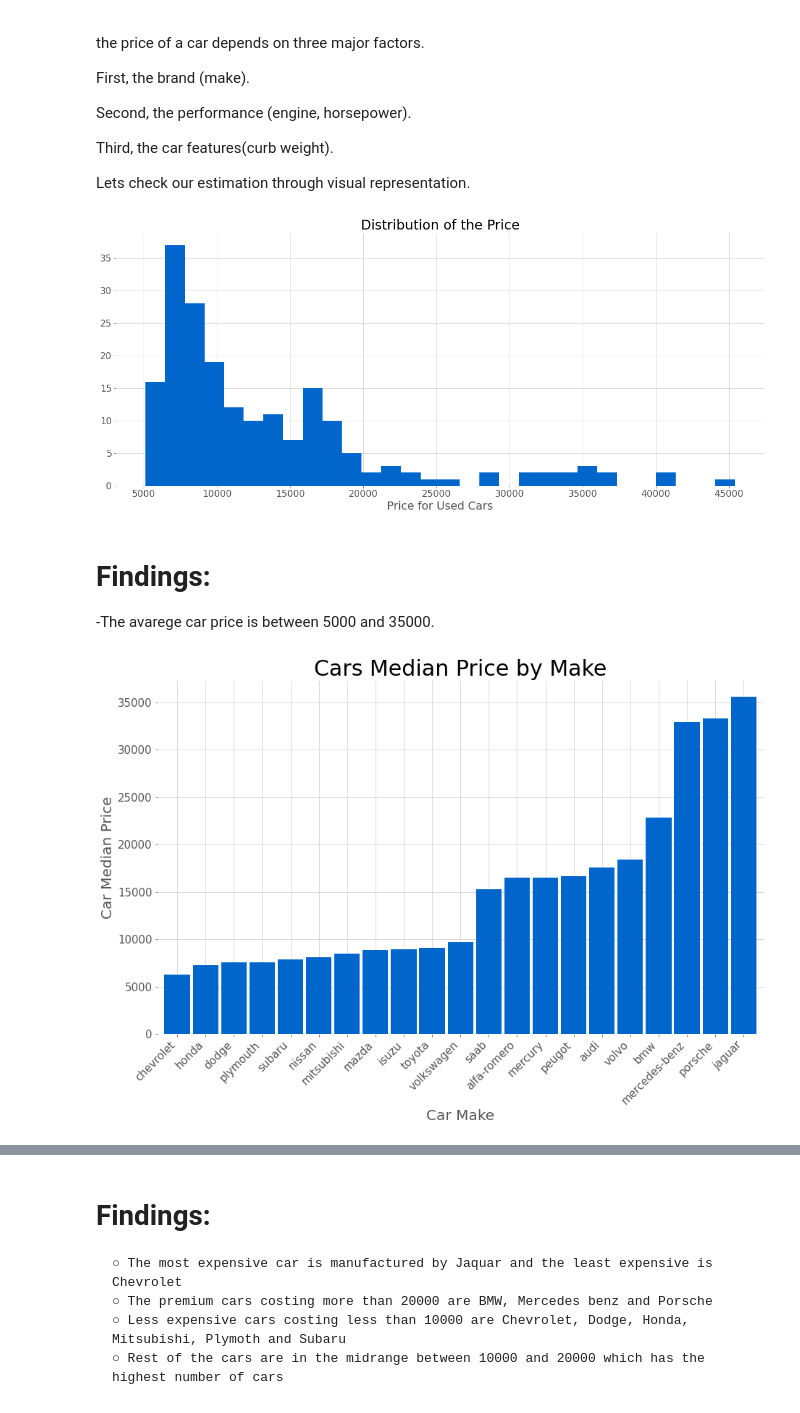
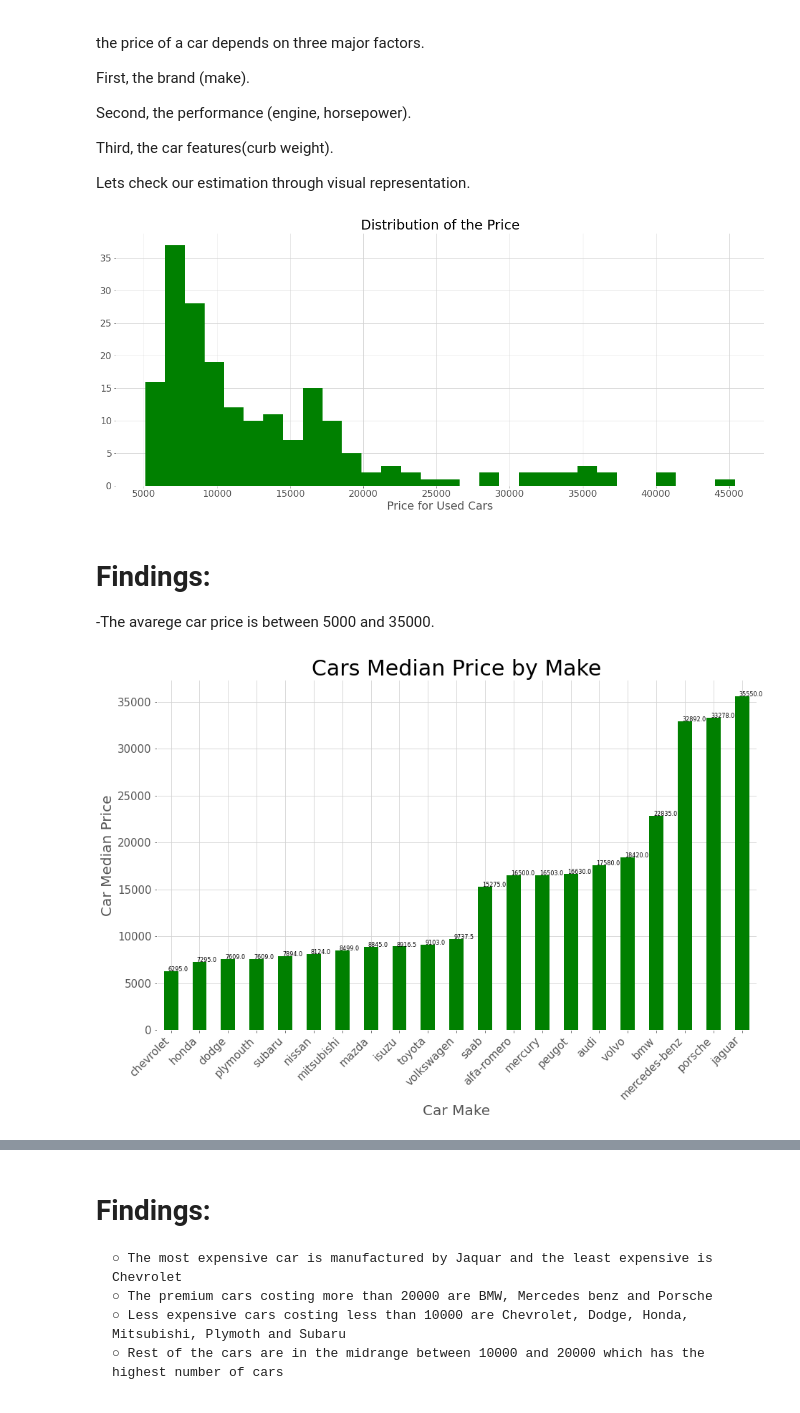
Before and after one commit to marwahfaraj/Automobile_Price_Prediction, a Jupyter notebook: unfinished_car.ipynb, the cells around one changed output, grey strips where cells are left out. Drawn from its saved outputs; the diff is of its cells as text; code cells hidden in the pictures.

```diff
--- a/unfinished_car.ipynb
+++ b/unfinished_car.ipynb
@@ -385,42 +385,27 @@ Lets check our estimation through visual representation.
 # %%
 # automobile.groupby('make').mean().round(2).T
 fig, ax=plt.subplots()
-ax.hist(automobile.price, color='#0066cc', bins=30)
+ax.hist(automobile.price, color='green', bins=30)
 ax.set_title('Distribution of the Price')
 ax.set_xlabel("Price for Used Cars");
 # %% [output]
-[figure, old version]
+[figure, new version]
 # %% [markdown]
 # Findings:
 -The avarege car price is between 5000 and 35000.
 # %%
-# automobile['grouped_price']=automobile.groupby('price')
-# # for price in automobile['price']:
-# #     if price>=0 and price<=1200:
-# #         automobile['grouped_price']='low'
-# #     elif price>=12001 and price<=2400:
-# #         automobile['grouped_price']='med'
-# #     else:
-# #         automobile['grouped_price']='high'
-
-# automobile.head(10)
-
-
-# plt.rcParams['figure.figsize']=(23,10)
-# ax = sns.boxplot(x="make", y="price", data=automobile, palette='YlGnBu')
-# ax.set_xticklabels(ax.get_xticklabels(),rotation=30);
-
 fig, ax=plt.subplots(figsize=(15,9))
-ax=automobile.groupby('make').price.median().sort_values().plot.bar(width=0.9, color='#0066cc', align='center', zorder=3)
-# for p in ax.patches:
-#     ax.annotate(format(p.get_height()), (p.get_x()+0.15, p.get_height()+1))
+bar_width = 0.35
+ax=automobile.groupby('make').price.median().sort_values().plot.bar(bar_width + bar_width + 0.2, color='green', align='center', zorder=3)
+for p in ax.patches:
+    ax.annotate(format(p.get_height()), (p.get_x()+0.15, p.get_height()+1), size=8)
 plt.xlabel('Car Make',fontsize=20)
 plt.ylabel('Car Median Price',fontsize=20)
 plt.title('Cars Median Price by Make',fontsize=30)
 ax.tick_params(labelsize=15)
 for label in ax.get_xticklabels():
     label.set_ha("right")
     label.set_rotation(45)
 plt.show();
 # %% [output]
-[figure, old version]
+[figure, new version]
```
Also changed, not shown: parts of 16 cells of this notebook.
